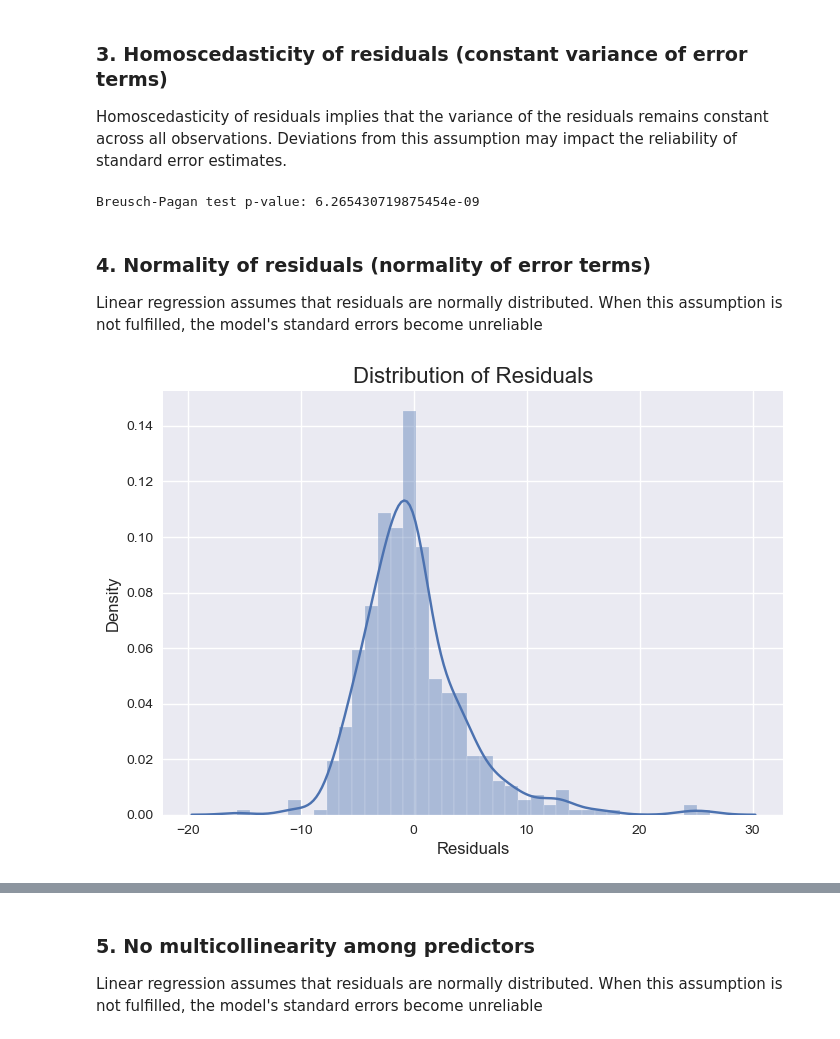
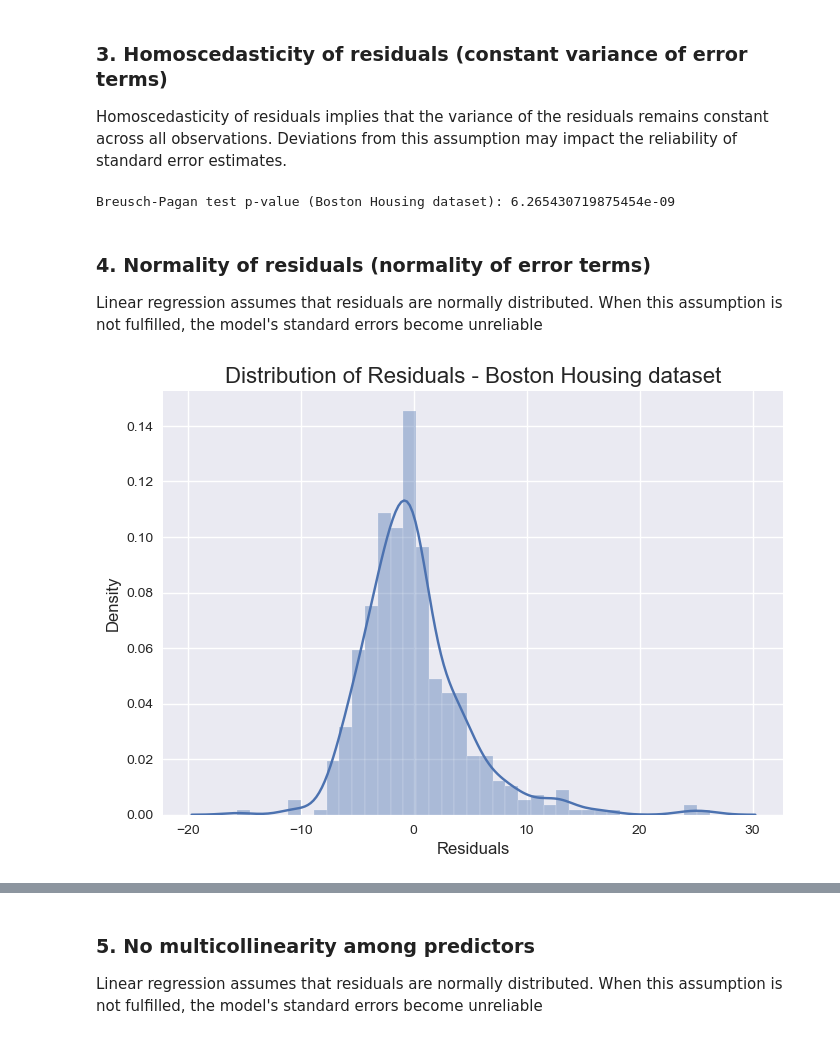
Before and after one commit to jralbala/Linear-Regression-Assumptions, a Jupyter notebook: Final Project.ipynb, the cells around one changed output, grey strips where cells are left out. Cells and saved outputs as stored; diff of their text form; code cells hidden in the pictures.

```diff
--- a/Final Project.ipynb
+++ b/Final Project.ipynb
@@ -295,21 +323,21 @@ Homoscedasticity of residuals implies that the variance of the residuals remains
 residuals = lm.resid
 
 _, p_value, _, _ = het_breuschpagan(residuals, X)
-print("Breusch-Pagan test p-value:", p_value)
+print("Breusch-Pagan test p-value (Boston Housing dataset):", p_value)
 # %% [output]
-Breusch-Pagan test p-value: 6.265430719875454e-09
+Breusch-Pagan test p-value (Boston Housing dataset): 6.265430719875454e-09
 # %% [markdown]
 ### 4. Normality of residuals (normality of error terms)
 Linear regression assumes that residuals are normally distributed. When this assumption is not fulfilled, the model's standard errors become unreliable
 # %%
 # Plot the distribution of residuals
 sns.distplot(residuals)
 plt.xlabel('Residuals')
 plt.ylabel('Density')
-plt.title('Distribution of Residuals')
+plt.title('Distribution of Residuals - Boston Housing dataset')
 plt.show()
 # %% [output]
-[figure, old version]
+[figure, new version]
 # %%
 # Q-Q Plot - 's' line: standardized line, expected under normality
 sm.qqplot(residuals, line='s')
```
Also changed, not shown: parts of 50 cells of this notebook.
